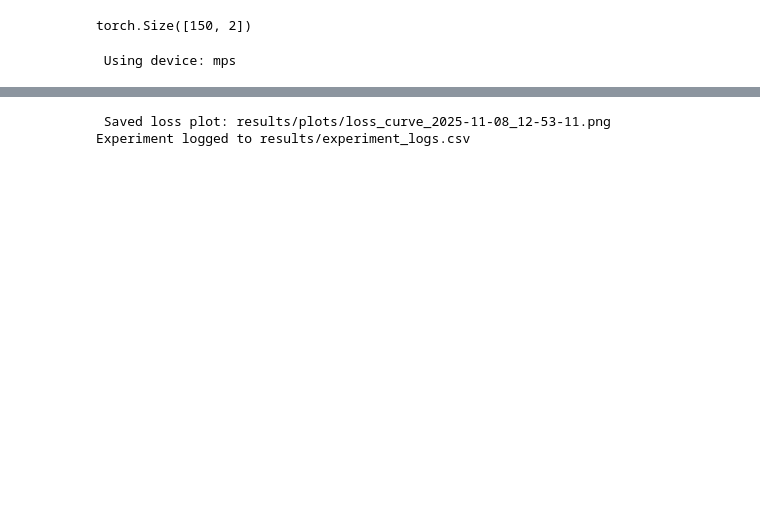
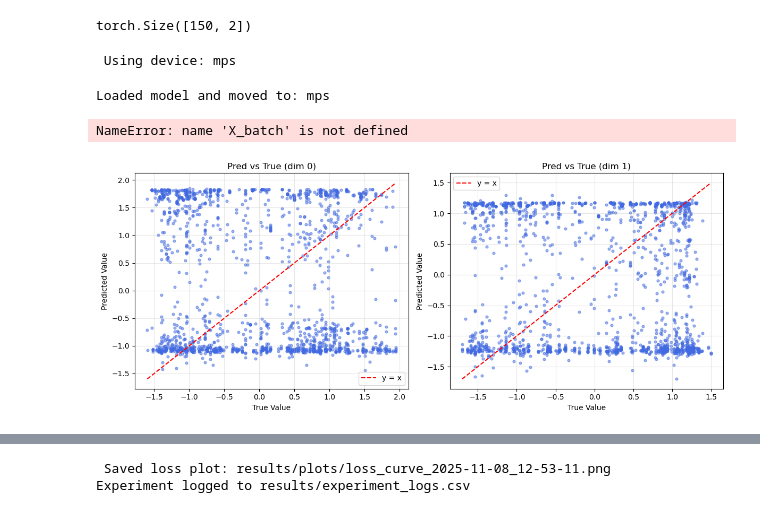
Before and after one commit to tpgml2612/CS230-Project, a Jupyter notebook: RNN.ipynb, the cells around one changed output, grey strips where cells are left out. Saved outputs shown, nothing was run; the diff lists cells and outputs as text; code cells hidden in the pictures; blank space fills up the shorter version.

```diff
--- a/RNN.ipynb
+++ b/RNN.ipynb
@@ -648,3 +845,56 @@ def plot_now(n_epochs, train_losses, dev_losses):
     plt.grid(True)
     plt.tight_layout()
     plt.show()
+# %%
+class PressureRNN(nn.Module):
+    def __init__(self, input_dim, hidden_dim, output_dim):
+        super().__init__()
+        self.lstm = nn.LSTM(
+            input_dim,
+            hidden_dim,
+            num_layers=4,          # 복구된 값
+            dropout=0.3,
+            batch_first=True
+        )
+
+        self.fc = nn.Sequential(
+            nn.Linear(hidden_dim, 128),
+            nn.ReLU(),
+            nn.Dropout(0.3),
+            nn.Linear(128, 64),
+            nn.ReLU(),
+            nn.Dropout(0.3),
+            nn.Linear(64, output_dim)
+        )
+
+        self.norm = nn.LayerNorm(hidden_dim)
+
+    def forward(self, x, lengths):
+        packed = nn.utils.rnn.pack_padded_sequence(
+            x, lengths.cpu(), batch_first=True, enforce_sorted=False
+        )
+        packed_out, _ = self.lstm(packed)
+        out, _ = nn.utils.rnn.pad_packed_sequence(packed_out, batch_first=True)
+        out = out[torch.arange(len(lengths)), lengths - 1, :]
+        out = self.norm(out)
+        out = self.fc(out)
+        return out
+
+
+model = PressureRNN(input_dim=2, hidden_dim=64, output_dim=2)
+model.load_state_dict(torch.load(
+    "results/weights/final_pressureRNN_2025-11-08_11-32_epoch300_loss1.8122.pth",
+    map_location=device
+))
+model.to(device)
+model.eval()
+
+print("Loaded model and moved to:", device)
+# %% [output]
+Loaded model and moved to: mps
+# %%
+X_batch.shape
+lengths_batch.shape
+y_batch.shape
+# %% [output]
+NameError: name 'X_batch' is not defined
@@ -650,0 +972,4 @@ def plot_now(n_epochs, train_losses, dev_losses):
+# %%
+pred_train, true_train = plot_pred_vs_true_train(model, train_loader, device="mps")
+# %% [output]
+[figure, added]
```
Also changed, not shown: parts of 21 cells of this notebook, 15 other files.
